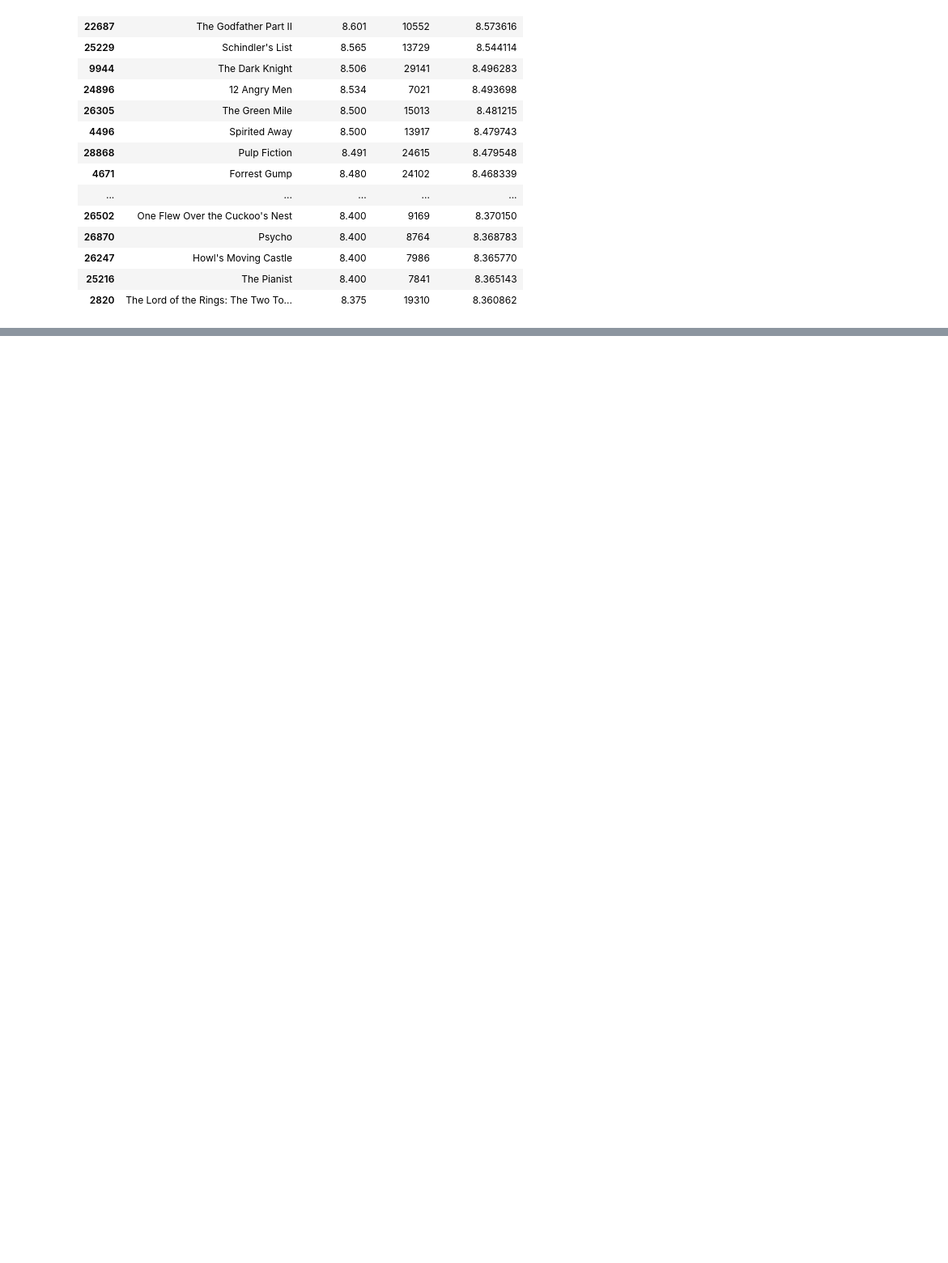
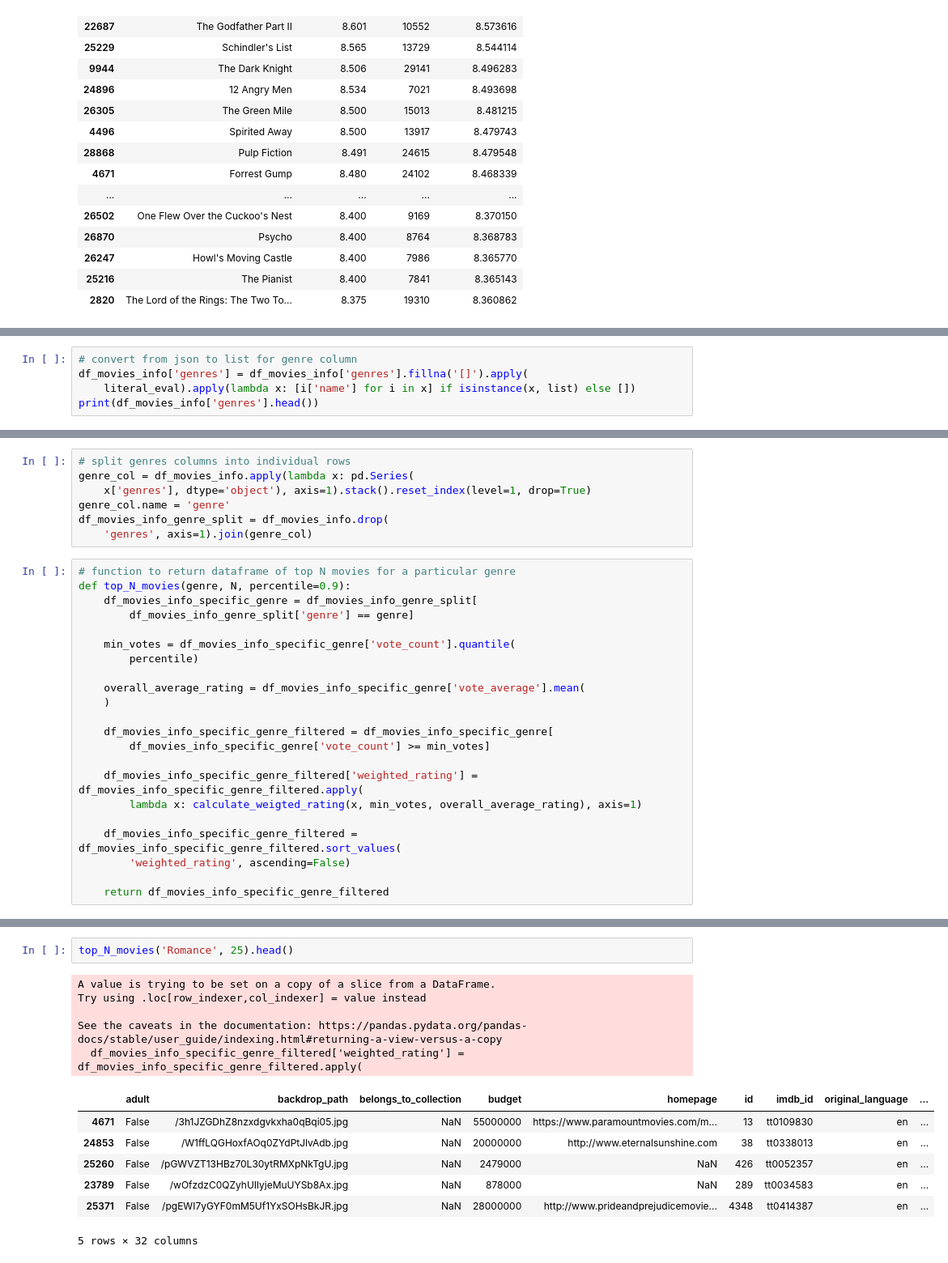
Before and after one commit to lyamlim97/movie-recommender, a Jupyter notebook: movie-recommender.ipynb, the cells around one changed output, grey strips where cells are left out. Shown at 81% size. Cells and saved outputs as stored; diff of their text form; blank space fills up the shorter version.

Commit message:
added function to find top N movies for a particular genre

```diff
--- a/movie-recommender.ipynb
+++ b/movie-recommender.ipynb
@@ -151,0 +154,5 @@ df_movies_info_filtered[['title', 'vote_average',
+# %%
+# convert from json to list for genre column
+df_movies_info['genres'] = df_movies_info['genres'].fillna('[]').apply(
+    literal_eval).apply(lambda x: [i['name'] for i in x] if isinstance(x, list) else [])
+print(df_movies_info['genres'].head())
@@ -151,0 +166,29 @@ df_movies_info_filtered[['title', 'vote_average',
+# %%
+# split genres columns into individual rows
+genre_col = df_movies_info.apply(lambda x: pd.Series(
+    x['genres'], dtype='object'), axis=1).stack().reset_index(level=1, drop=True)
+genre_col.name = 'genre'
+df_movies_info_genre_split = df_movies_info.drop(
+    'genres', axis=1).join(genre_col)
+# %%
+# function to return dataframe of top N movies for a particular genre
+def top_N_movies(genre, N, percentile=0.9):
+    df_movies_info_specific_genre = df_movies_info_genre_split[
+        df_movies_info_genre_split['genre'] == genre]
+
+    min_votes = df_movies_info_specific_genre['vote_count'].quantile(
+        percentile)
+
+    overall_average_rating = df_movies_info_specific_genre['vote_average'].mean(
+    )
+
+    df_movies_info_specific_genre_filtered = df_movies_info_specific_genre[
+        df_movies_info_specific_genre['vote_count'] >= min_votes]
+
+    df_movies_info_specific_genre_filtered['weighted_rating'] = df_movies_info_specific_genre_filtered.apply(
+        lambda x: calculate_weigted_rating(x, min_votes, overall_average_rating), axis=1)
+
+    df_movies_info_specific_genre_filtered = df_movies_info_specific_genre_filtered.sort_values(
+        'weighted_rating', ascending=False)
+
+    return df_movies_info_specific_genre_filtered
@@ -151,0 +202,15 @@ df_movies_info_filtered[['title', 'vote_average',
+# %%
+top_N_movies('Romance', 25).head()
+# %% [output]
+A value is trying to be set on a copy of a slice from a DataFrame.
+Try using .loc[row_indexer,col_indexer] = value instead
+
+See the caveats in the documentation: https://pandas.pydata.org/pandas-docs/stable/user_guide/indexing.html#returning-a-view-versus-a-copy
+  df_movies_info_specific_genre_filtered['weighted_rating'] = df_movies_info_specific_genre_filtered.apply(
+|  | adult | backdrop_path | belongs_to_collection | budget | homepage | id | imdb_id | original_language | ... |
+| 4671 | False | /3h1JZGDhZ8nzxdgvkxha0qBqi05.jpg | NaN | 55000000 | https://www.paramountmovies.com/m... | 13 | tt0109830 | en | ... |
+| 24853 | False | /W1ffLQGHoxfAOq0ZYdPtJlvAdb.jpg | NaN | 20000000 | http://www.eternalsunshine.com | 38 | tt0338013 | en | ... |
+| 25260 | False | /pGWVZT13HBz70L30ytRMXpNkTgU.jpg | NaN | 2479000 | NaN | 426 | tt0052357 | en | ... |
+| 23789 | False | /wOfzdzC0QZyhUIlyjeMuUYSb8Ax.jpg | NaN | 878000 | NaN | 289 | tt0034583 | en | ... |
+| 25371 | False | /pgEWI7yGYF0mM5Uf1YxSOHsBkJR.jpg | NaN | 28000000 | http://www.prideandprejudicemovie... | 4348 | tt0414387 | en | ... |
+5 rows × 32 columns
```
Also changed, not shown: parts of 5 cells of this notebook.
